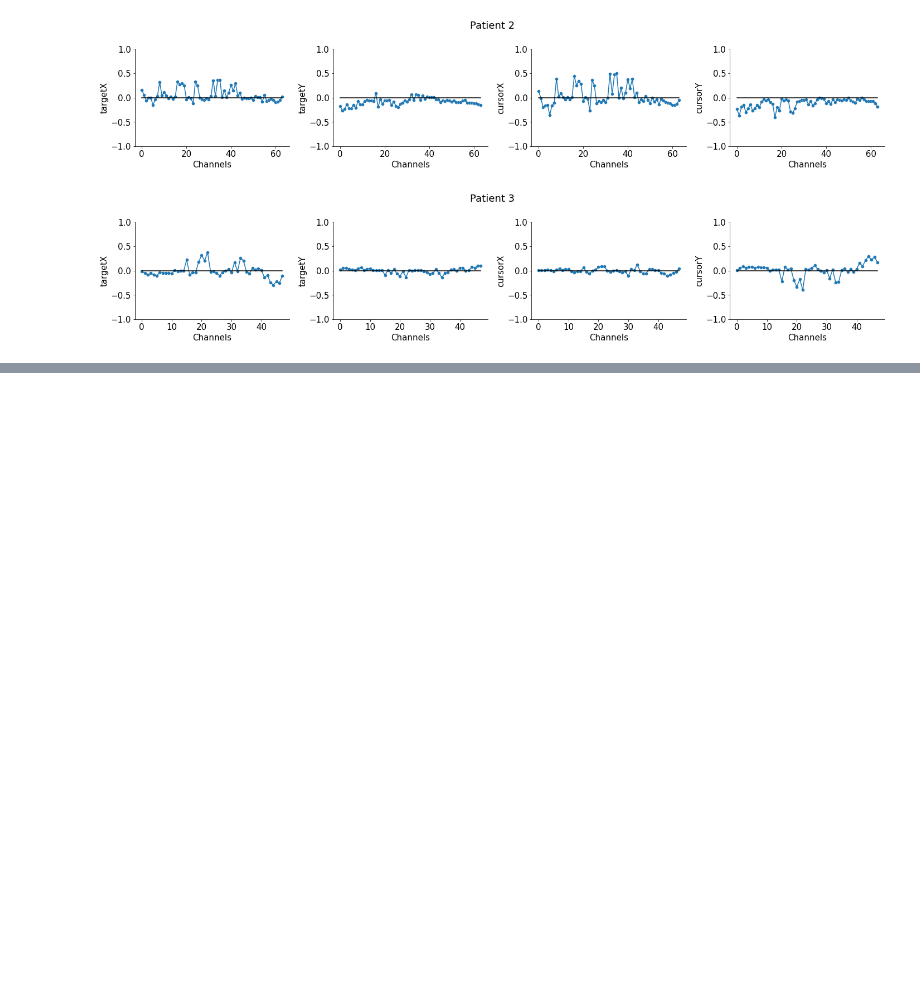
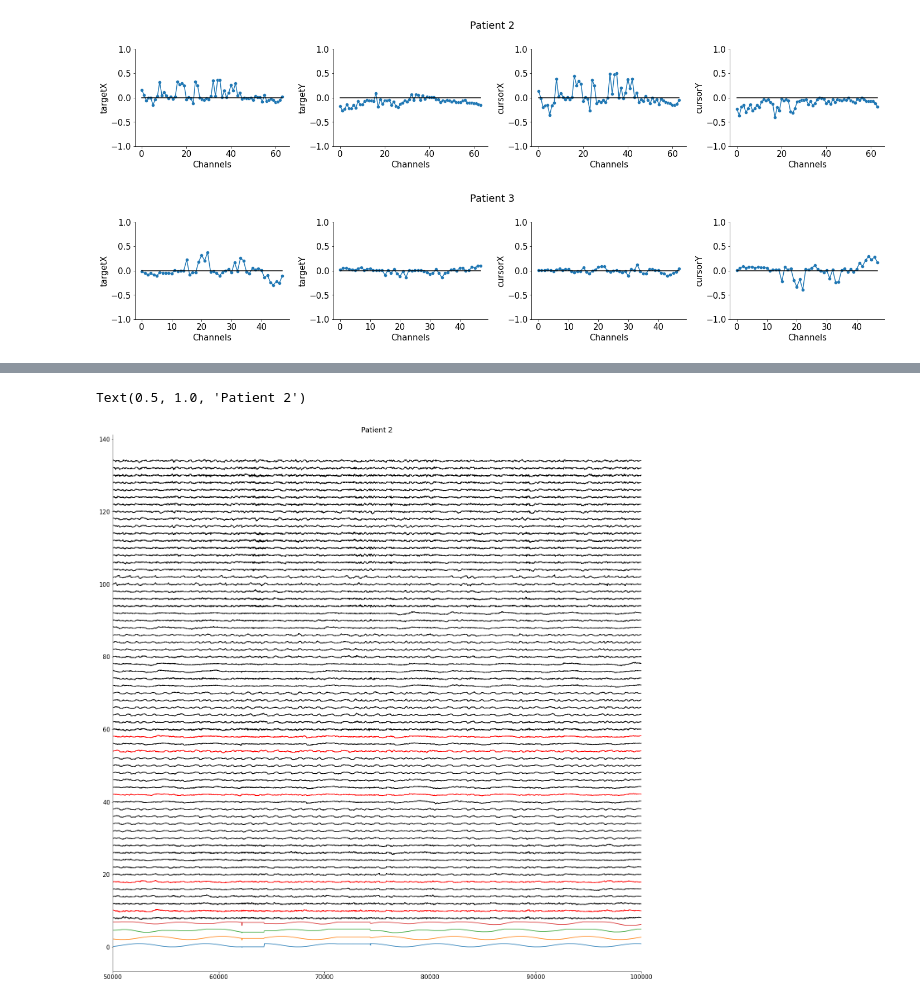
Before and after one commit to rnatarajan98/eCoG_Joystick_Analysis, a Jupyter notebook: Correlation_Analysis.ipynb, the cells around one changed output, grey strips where cells are left out. Drawn from its saved outputs; the diff is of its cells as text; code cells hidden in the pictures; blank space fills up the shorter version.

Commit message:
Identified channels of highest cursor correlation

```diff
--- a/Correlation_Analysis.ipynb
+++ b/Correlation_Analysis.ipynb
@@ -102,7 +107,7 @@ for p in range(4):
     for key in ['targetX', 'targetY', 'cursorX', 'cursorY']:
         correlations = []
         for i in range(nchan):
-            correlations.append(np.corrcoef(V[:, i], data[key].flatten())[0, 1])
+            correlations.append(np.corrcoef(normalise(V[:, i]), normalise(data[key].flatten()))[0, 1])
         cors[key] = correlations
 
     plt.figure()
@@ -121,3 +126,18 @@ for p in range(4):
 [figure]
 [figure]
 [figure]
+# %%
+for patient in ['P3', 'P2']:
+    print(patient)
+    cors = allcors[patient]
+
+    for key in ['targetX', 'targetY', 'cursorX', 'cursorY']:
+        cor_sort = sorted(cors[key])
+        max_cors = cor_sort[:3]
+        max_cors_indices = []
+        for c in max_cors:
+            if c > 0.25 or c < -0.25:
+                max_cors_index = cors[key].index(c)
+                max_cors_indices.append(cors['Channels'][max_cors_index])
+                print(cors['Channels'][max_cors_index], c, key)
+    print(" ")
@@ -123,0 +158,54 @@ for p in range(4):
+# %%
+# Values set as above, focusing on Patient 2 correlations with cursor values
+corr_chan = sorted([5, 23, 17, 1, 25])
+
+p = 2
+dat = alldat[0, p]
+
+V = dat['V']
+V_norm = preprocessing.normalize(V)
+
+targetX = dat['targetX'].flatten()
+targetY = dat['targetY'].flatten()
+targetX_norm = preprocessing.normalize([targetX])[0]
+targetY_norm = preprocessing.normalize([targetY])[0]
+
+cursorX = dat['cursorX'].flatten()
+cursorY = dat['cursorY'].flatten()
+cursorX_norm = preprocessing.normalize([cursorX])[0]
+cursorY_norm = preprocessing.normalize([cursorY])[0]
+
+nchan = V.shape[1] #Number of channels
+nt = V.shape[0]    #Number of data points
+
+#number of signals to plot (nchan + target X,Y + cursor X,Y)
+signals = dict()
+labels = ['targetX', 'targetY', 'cursorX', 'cursorY']
+signals['targetX'] = targetX_norm / max(targetX_norm)
+signals['targetY'] = targetY_norm / max(targetY_norm)
+signals['cursorX'] = cursorX_norm  / max(cursorX_norm)
+signals['cursorY'] = cursorY_norm / max(cursorY_norm)
+for c in range(nchan):
+    signals['V' + str(c)] = V_norm[:,c].flatten()
+
+
+
+plt.figure(figsize=(20, 20))
+for i, (label, signal) in enumerate(signals.items()):
+    #print(min(signal), max(signal))
+    if label[0] == 'V':
+        if i-4 not in corr_chan:
+            plt.plot(signal + i*2, color='k')
+        else:
+            plt.plot(signal + i*2, color='r')
+    else:
+        plt.plot(signal + i*2)
+
+plt.xlim(50000, 100000)
+plt.title('Patient ' + str(p))
+
+plt.figure()
+plt.plot
+# %% [output]
+Text(0.5, 1.0, 'Patient 2')
+[figure, added]
```
Also changed, not shown: parts of 3 cells of this notebook.
